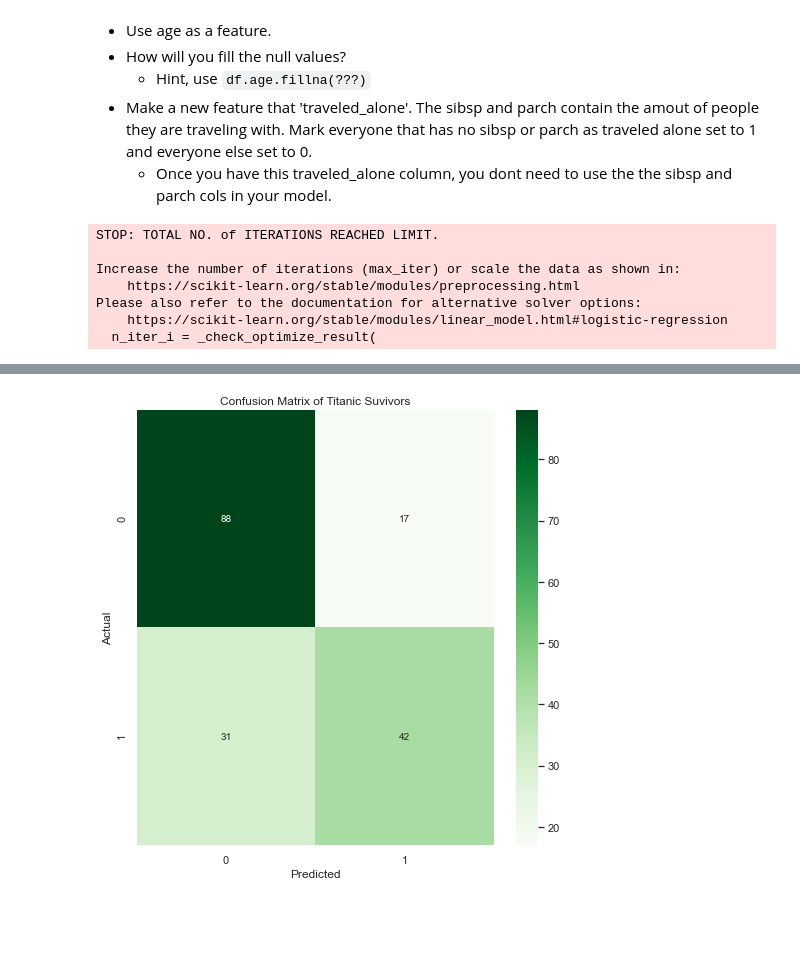
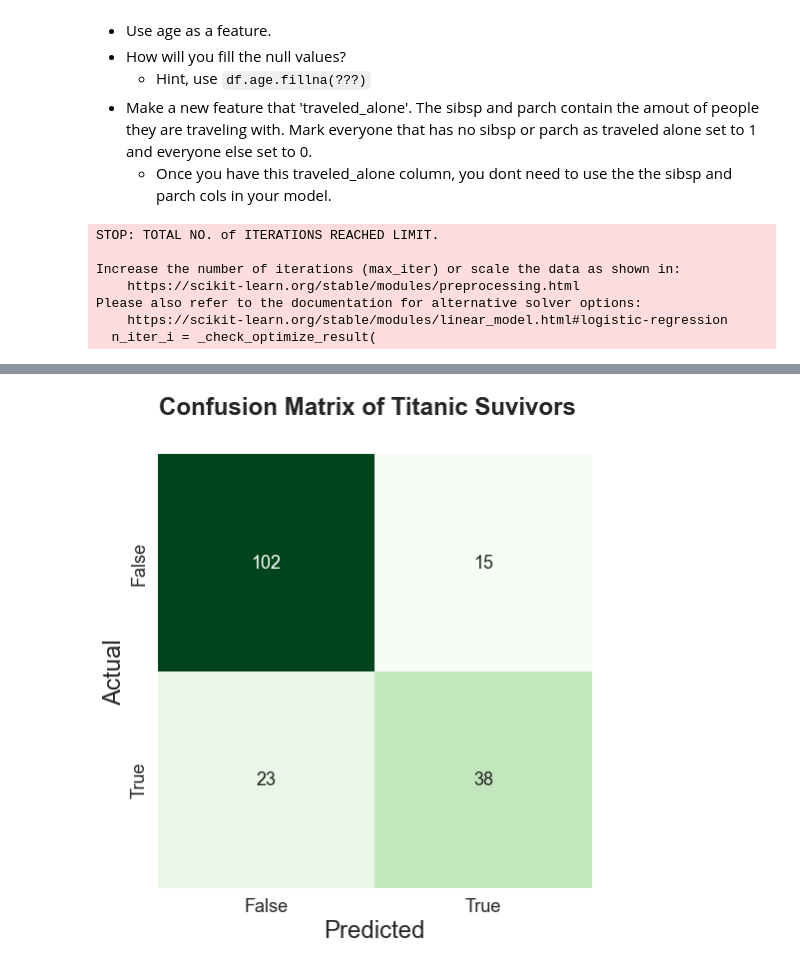
Before and after one commit to LiKenun/2021-fall-data-science, a Jupyter notebook: Week-03-Intro-To-ML/Exercise-Logistic-Regression.ipynb, the cells around one changed output, grey strips where cells are left out. Drawn from its saved outputs; the diff is of its cells as text; code cells hidden in the pictures; blank space fills up the shorter version.

```diff
--- a/Week-03-Intro-To-ML/Exercise-Logistic-Regression.ipynb
+++ b/Week-03-Intro-To-ML/Exercise-Logistic-Regression.ipynb
@@ -24,3 +35,7 @@ from sklearn.metrics import accuracy_score, precision_score, recall_score, confu
+# %%
+# Constants to be shared by all trainings
+TEST_SIZE = 0.2
+RANDOM_STATE = 45
 # %% [markdown]
 # Import and inspect the Titanic dataset.
 * Load the titanic data set into a pandas dataframe.
@@ -112,9 +151,10 @@ y = df['survived']
 # Split our data into the testing and training groups.
 # %%
 # Split our data into testing and training.
-RANDOM_STATE = 0 # To be used for all subsequent trainings
-X_train, X_test, y_train, y_test = train_test_split(X, y, test_size=0.2, random_state=RANDOM_STATE)
+X_train_1, X_test_1, y_train_1, y_test_1 = train_test_split(X_1, y_1, test_size=TEST_SIZE, random_state=RANDOM_STATE)
 
 # Print the length and width of our testing data.
-print(X_train.shape, X_test.shape)
+pd.DataFrame({'Training Data': X_train_1.shape,
+              'Test Data': X_test_1.shape},
+             index=('Length', 'Width'))
 # %% [output]
@@ -313,25 +374,23 @@ F1 Score: 0.627737
 * Make a new feature that 'traveled_alone'.  The sibsp and parch contain the amout of people they are traveling with. Mark everyone that has no sibsp or parch as traveled alone set to 1 and everyone else set to 0.
     * Once you have this traveled_alone column, you dont need to use the the sibsp and parch cols in your model.
 # %%
-df = pd.read_csv('data/titanic.csv')
+df_3 = pd.read_csv('data/titanic.csv')
 
 # Run pd.get_dummies on sex, pclass, and embarked of your DataFrame.
-df.dropna(subset=['embarked'],
-          inplace=True) # “embarked” was one of the columns with null values.
-df = pd.get_dummies(df,
-                    columns=['sex',
-                             'pclass',
-                             'embarked'],
-                    drop_first=True)
+df_3.dropna(subset=['embarked'],
+            inplace=True) # “embarked” was one of the columns with null values.
+df_3 = pd.get_dummies(df_3,
+                      columns=['sex',
+                               'pclass',
+                               'embarked'],
+                      drop_first=True)
 
 # Fill null age values with mean age.
-df.age.fillna(df.age.mean(),
-              inplace=True)
+df_3.age.fillna(df_3.age.mean(),
+                inplace=True)
 
 # Create new traveled_alone feature
-df['traveled_alone'] = np.where((df.sibsp == 0) & (df.parch == 0),
-                                1,
-                                0)
+df_3['traveled_alone'] = np.where((df_3.sibsp == 0) & (df_3.parch == 0), 1, 0)
 
 # Update your `selected_features` to include the new traveled alone and age
 selected_features_3 = ['fare',
@@ -344,58 +403,66 @@ selected_features_3 = ['fare',
                        'traveled_alone']
 
 # Define your X and y variables
-X = df[selected_features_3]
-y = df['survived']
+X_3 = df_3[selected_features_3]
+y_3 = df_3['survived']
 
 # Split our data into testing and training.
 # Remeber to use the same random state as you used before
-X_train, X_test, y_train, y_test = train_test_split(X, y, test_size=0.2, random_state=RANDOM_STATE)
+X_train_3, X_test_3, y_train_3, y_test_3 = train_test_split(X_3, y_3, test_size=TEST_SIZE, random_state=RANDOM_STATE)
 
 
 # Initalize our model
 model_3 = LogisticRegression()
 
 # Fit / Train our model using our training data.
-model_3.fit(X_train,
-            y_train)
+model_3.fit(X_train_3,
+            y_train_3)
 
 # Make new predicitions using our testing data.
-y_pred = model_3.predict(X_test)
+y_pred_3 = model_3.predict(X_test_3)
 
 # Calculate our accuracy
-accuracy_3 = accuracy_score(y_test,
-                            y_pred)
+accuracy_3 = accuracy_score(y_test_3,
+                            y_pred_3)
 
 # Calculate our precision score
-precision_3 = precision_score(y_test,
-                              y_pred)
+precision_3 = precision_score(y_test_3,
+                              y_pred_3)
 
 # Calculate our recall score
-recall_3 = recall_score(y_test,
-                        y_pred)
+recall_3 = recall_score(y_test_3,
+                        y_pred_3)
 
 # Calculate your f1-score
-f1_3 = f1_score(y_test,
-                y_pred)
+f1_3 = f1_score(y_test_3,
+                y_pred_3)
 
 # Print each of our scores to inspect performance.
-print("Accuracy Score: %f" % accuracy_3)
-print("Precision Score: %f" % precision_3)
-print("Recall Score: %f" % recall_3)
-print('F1 Score: %f' % f1_3)
+pd.DataFrame.from_dict({'Accuracy': accuracy_3,
+                        'Precision': precision_3,
+                        'Recall': recall_3,
+                        'F1': f1_3},
+                       orient='index',
+                       columns=['Score']) \
+            .style.format('{:.2f}'.format) \
+            .pipe(display)
 
 # Plot your confusion matrix.
-cm = confusion_matrix(y_test,
-                      y_pred)
-fig = plt.figure(figsize=(8,8))
-sns.heatmap(cm,
+cm_3 = confusion_matrix(y_test_3,
+                      y_pred_3)
+plt.figure(figsize=(8, 8))
+sns.heatmap(cm_3,
+            xticklabels=['False', 'True'],
+            yticklabels=['False', 'True'],
+            square=True,
             annot=True,
             fmt='.0f',
-            cmap='Greens')
-plt.xlabel('Predicted')
-plt.ylabel('Actual')
-plt.title("Confusion Matrix of Titanic Suvivors")
-tn, fp, fn, tp = confusion_matrix(y_test, y_pred).ravel()
+            cmap='Greens',
+            cbar=False) \
+   .set(xlabel='Predicted',
+        ylabel='Actual')
+plt.suptitle('Confusion Matrix of Titanic Suvivors')
+plt.show()
 # %% [output]
 STOP: TOTAL NO. of ITERATIONS REACHED LIMIT.
 
@@ -411 +479 @@ F1 Score: 0.636364
-[figure, old version]
+[figure, new version]
```
Also changed, not shown: parts of 17 cells of this notebook.
